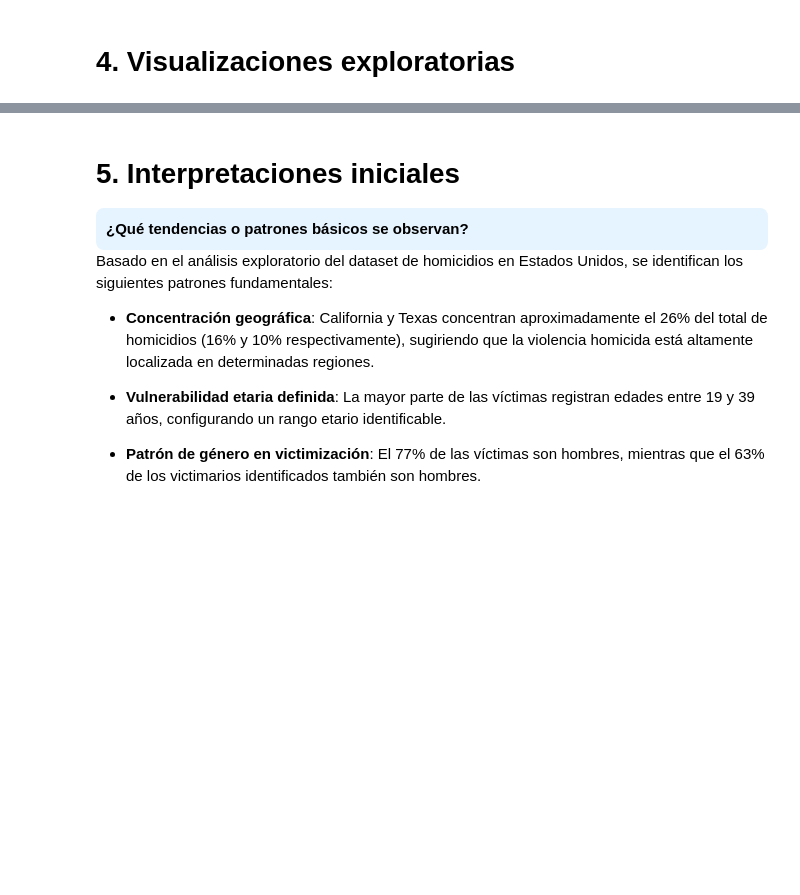
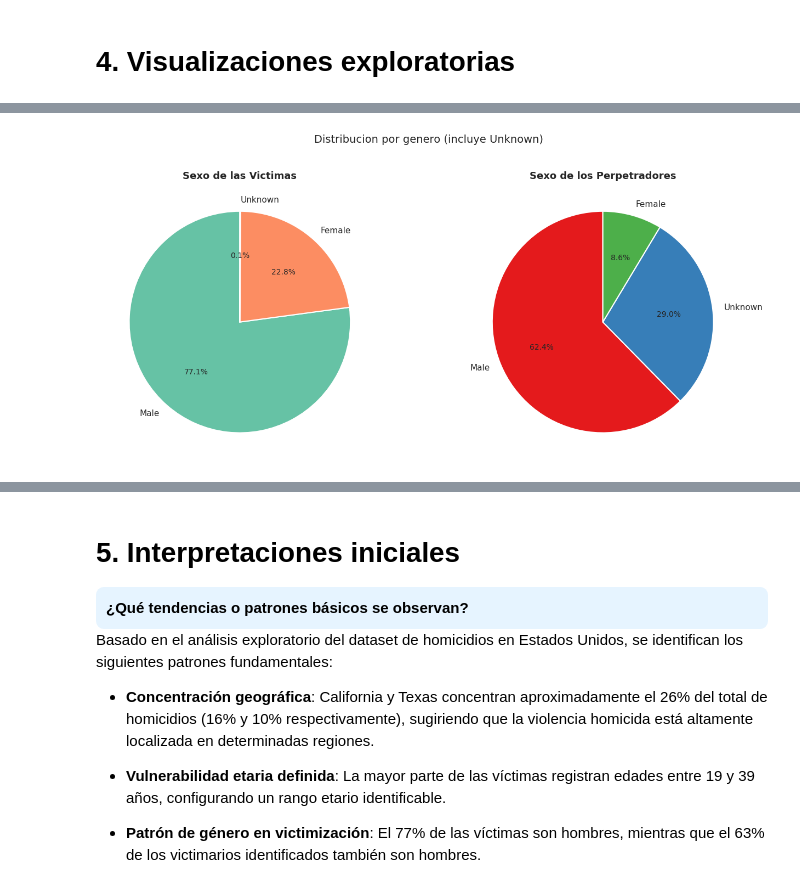
Before and after one commit to eospgonz10/statistical_analytics_homicide, a Jupyter notebook: sesiones_practicas/sp_1_juan_jose_garcia_alvarez_estiven_ospina_gonzalez.ipynb, the cells around one changed output, grey strips where cells are left out. Saved outputs shown, nothing was run; the diff lists cells and outputs as text; code cells hidden in the pictures; blank space fills up the shorter version.

```diff
--- a/sesiones_practicas/sp_1_juan_jose_garcia_alvarez_estiven_ospina_gonzalez.ipynb
+++ b/sesiones_practicas/sp_1_juan_jose_garcia_alvarez_estiven_ospina_gonzalez.ipynb
@@ -186,0 +286,25 @@ max        10.000000
+# %%
+fig, axes = plt.subplots(1, 2, figsize=(14, 6))
+
+pares = [
+    ("Victim Sex",      "Sexo de las Victimas",      "Set2"),
+    ("Perpetrator Sex", "Sexo de los Perpetradores", "Set1"),
+]
+
+for ax, (col, titulo, palette) in zip(axes, pares):
+    conteo = df[col].value_counts()
+    colores = sns.color_palette(palette, len(conteo))
+    wedges, texts, autotexts = ax.pie(
+        conteo, labels=conteo.index, autopct="%1.1f%%",
+        colors=colores, startangle=90,
+        wedgeprops={"edgecolor": "white", "linewidth": 1.5}
+    )
+    for at in autotexts:
+        at.set_fontsize(10)
+    ax.set_title(titulo, fontsize=13, fontweight="bold")
+
+plt.suptitle("Distribucion por genero (incluye Unknown)", fontsize=14, y=1.02)
+plt.tight_layout()
+plt.show()
+# %% [output]
+[figure, added]
```
Also changed, not shown: parts of 26 cells of this notebook.
